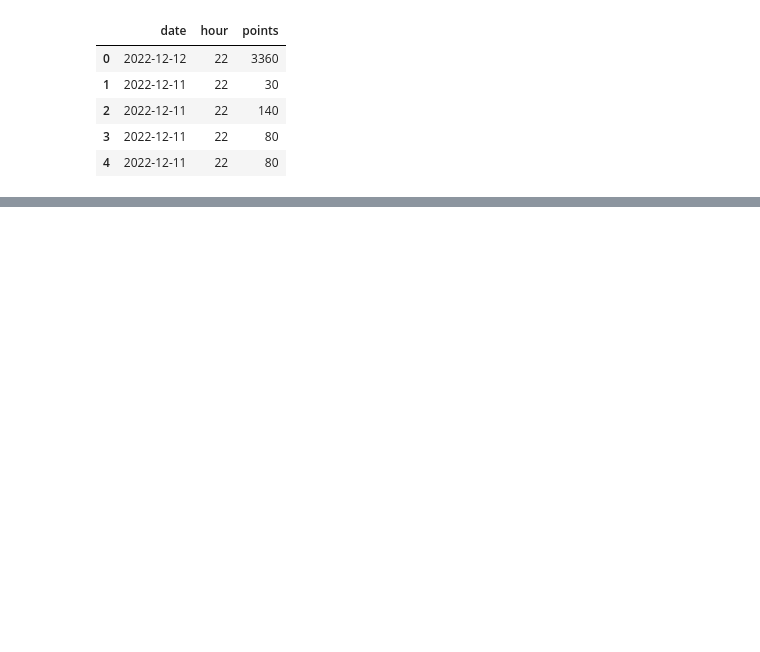
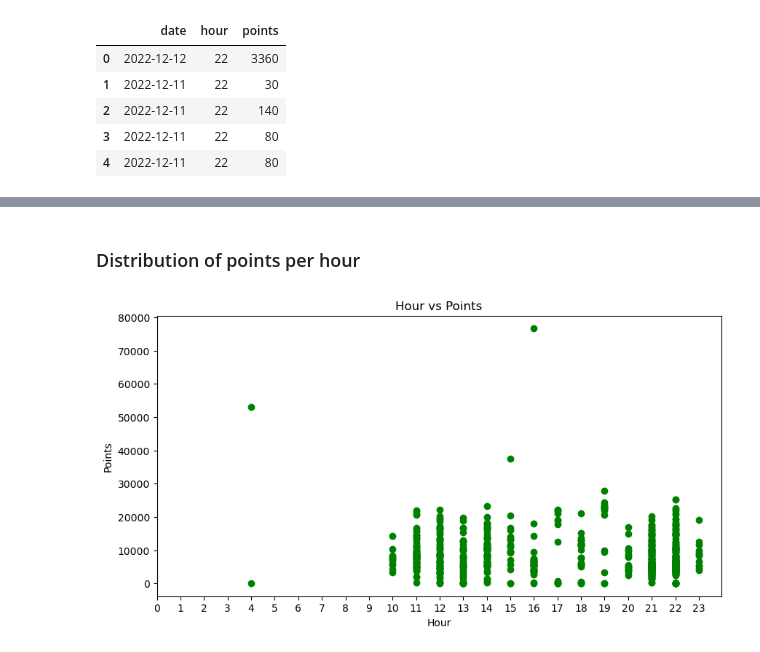
Before and after one commit to Walter1G/SVC_Time_Series, a Jupyter notebook: scv_points_time_series.ipynb, the cells around one changed output, grey strips where cells are left out. Saved outputs shown, nothing was run; the diff lists cells and outputs as text; code cells hidden in the pictures; blank space fills up the shorter version.

```diff
--- a/scv_points_time_series.ipynb
+++ b/scv_points_time_series.ipynb
@@ -12,0 +91,12 @@ df.head()
+# %% [markdown]
+### Distribution of points per hour
+# %%
+plt.figure(figsize=(10, 5))
+plt.scatter(df['hour'], df['points'], color='green')
+plt.title('Hour vs Points')
+plt.xlabel('Hour')
+plt.ylabel('Points')
+plt.xticks(range(0, 24))  # Set x-axis ticks to each hour of the day
+plt.show()
+# %% [output]
+[figure, added]
```
Also changed, not shown: parts of 26 cells of this notebook, 25 other files.
